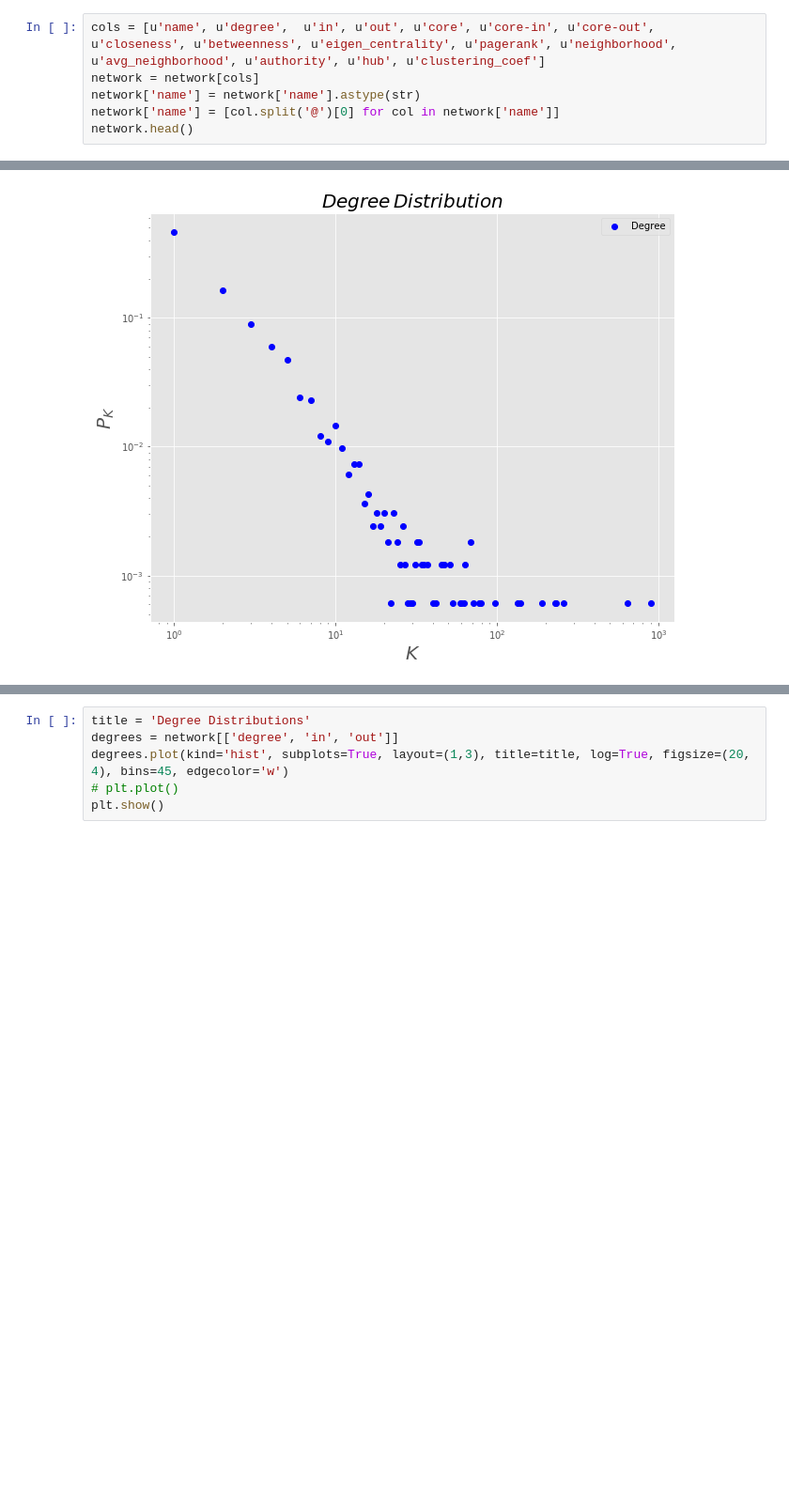
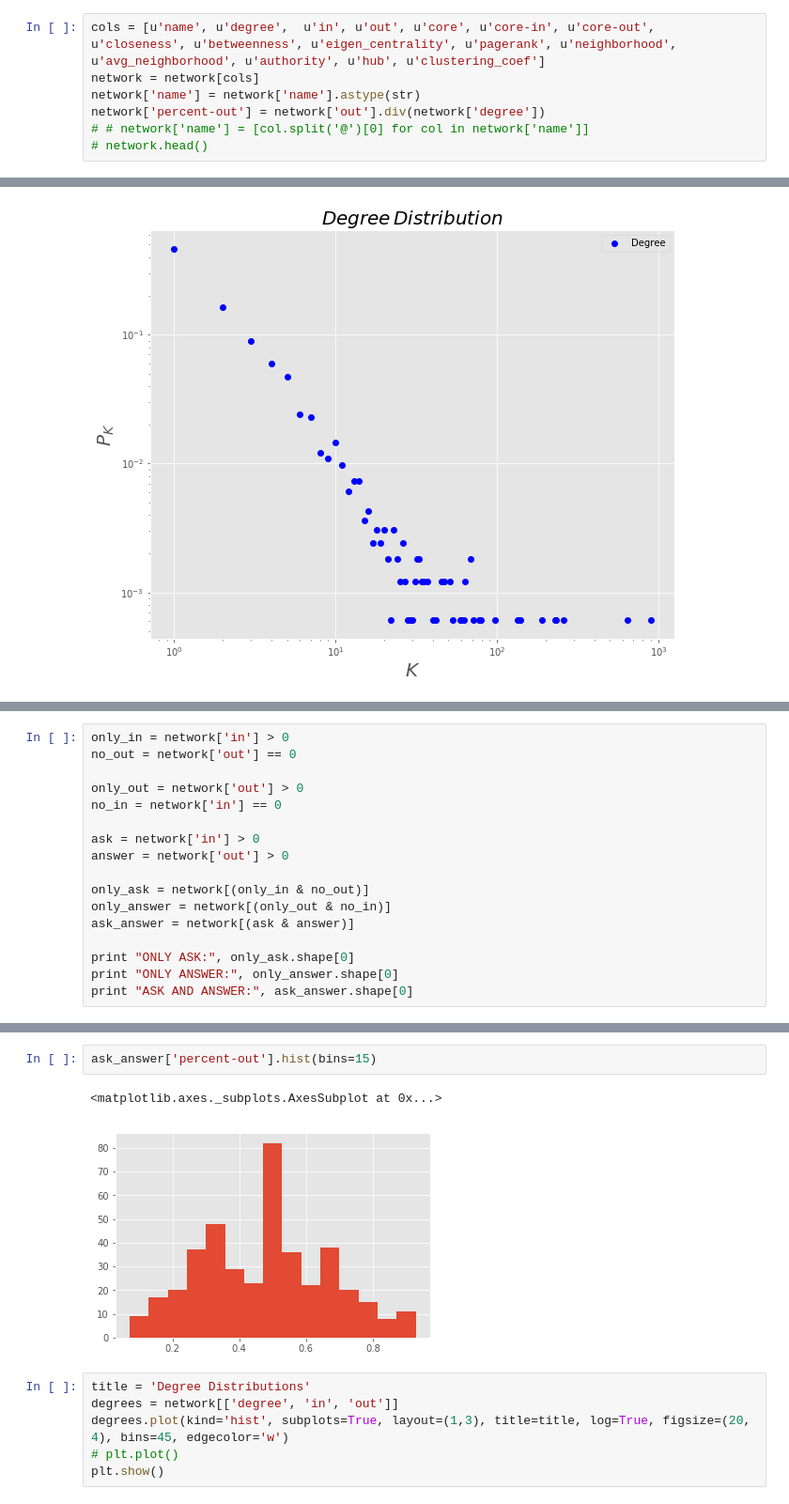
Before and after one commit to skilfullycurled/plots-googlegroups, a Jupyter notebook: results.ipynb, the cells around one changed output, grey strips where cells are left out. Shown at 94% size. Drawn from its saved outputs; the diff is of its cells as text; blank space fills up the shorter version.

```diff
--- a/results.ipynb
+++ b/results.ipynb
@@ -17,5 +21,6 @@ network.shape
 cols = [u'name', u'degree',  u'in', u'out', u'core', u'core-in', u'core-out', u'closeness', u'betweenness', u'eigen_centrality', u'pagerank', u'neighborhood', u'avg_neighborhood', u'authority', u'hub', u'clustering_coef']
 network = network[cols]
 network['name'] = network['name'].astype(str)
-network['name'] = [col.split('@')[0] for col in network['name']]
-network.head()
+network['percent-out'] = network['out'].div(network['degree'])
+# # network['name'] = [col.split('@')[0] for col in network['name']]
+# network.head()
@@ -110,0 +69,17 @@ network.sort_values(by=['degree','in', 'out'], ascending=[0,0,0]).head(20)
+# %%
+only_in = network['in'] > 0
+no_out = network['out'] == 0
+
+only_out = network['out'] > 0
+no_in = network['in'] == 0
+
+ask = network['in'] > 0
+answer = network['out'] > 0
+
+only_ask = network[(only_in & no_out)]
+only_answer = network[(only_out & no_in)]
+ask_answer = network[(ask & answer)]
+
+print "ONLY ASK:", only_ask.shape[0]
+print "ONLY ANSWER:", only_answer.shape[0]
+print "ASK AND ANSWER:", ask_answer.shape[0]
@@ -111,3 +102,8 @@ network.sort_values(by=['degree','in', 'out'], ascending=[0,0,0]).head(20)
+# %%
+ask_answer['percent-out'].hist(bins=15)
+# %% [output]
+<matplotlib.axes._subplots.AxesSubplot at 0x...>
+[figure, added]
 # %%
 title = 'Degree Distributions'
 degrees = network[['degree', 'in', 'out']]
```
Also changed, not shown: parts of 59 cells of this notebook, 1 other file.
